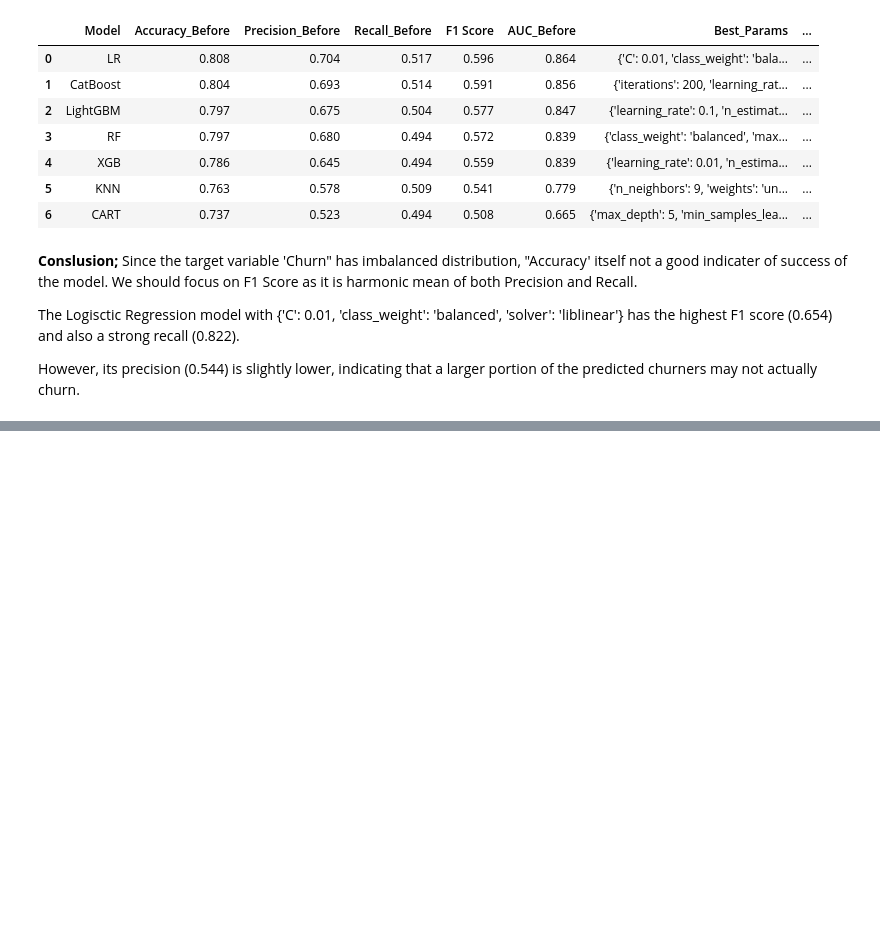
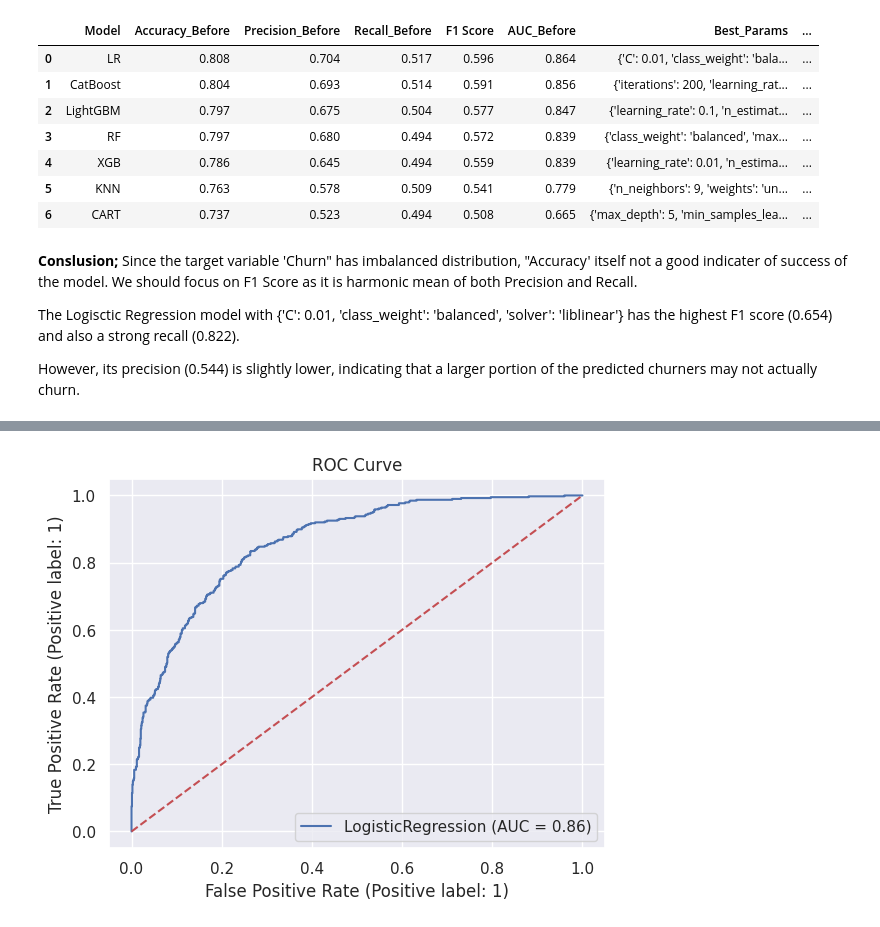
Before and after one commit to dilekdd/Telco_Churn_Project, a Jupyter notebook: telco-churn-project.ipynb, the cells around one changed output, grey strips where cells are left out. Cells and saved outputs as stored; diff of their text form; code cells hidden in the pictures; blank space fills up the shorter version.

```diff
--- a/telco-churn-project.ipynb
+++ b/telco-churn-project.ipynb
@@ -1329,0 +1410,7 @@ However, its precision (0.544) is slightly lower, indicating that a larger porti
+# %%
+RocCurveDisplay.from_estimator(best_model, X_test, y_test)
+plt.title('ROC Curve')
+plt.plot([0, 1], [0, 1], 'r--')
+plt.show()
+# %% [output]
+[figure, added]
```
Also changed, not shown: parts of 8 cells of this notebook.
